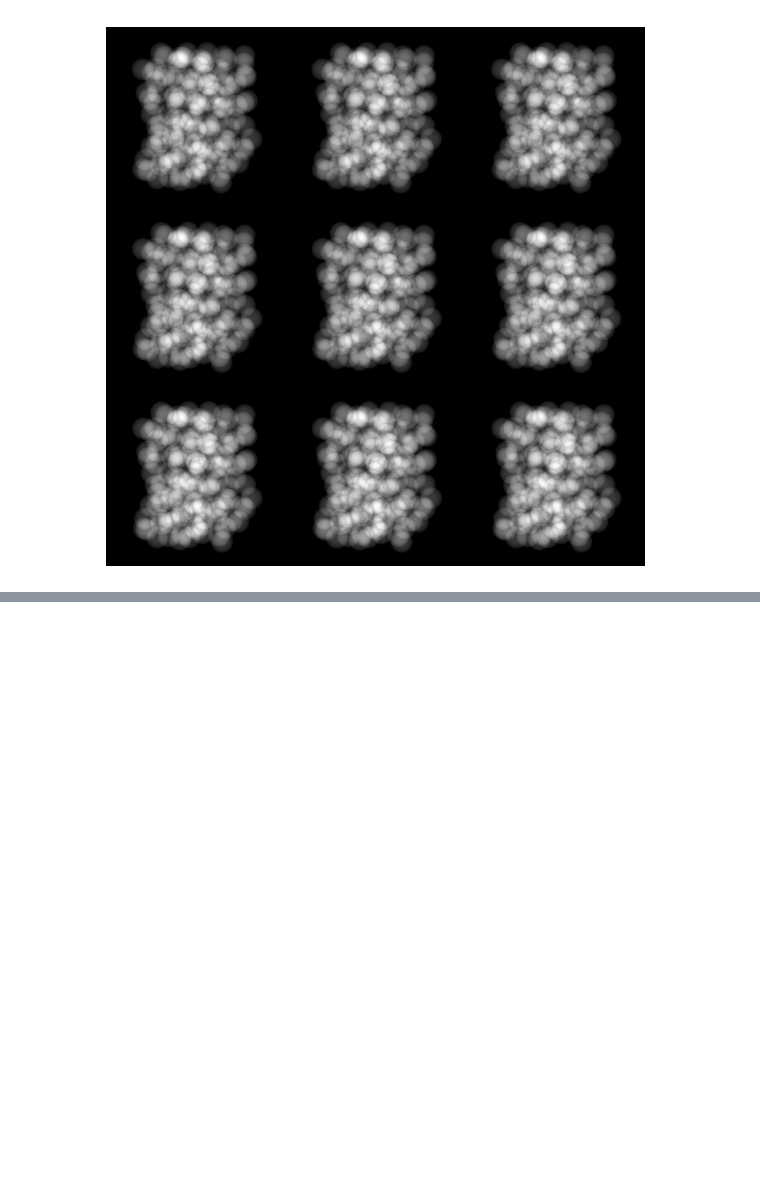
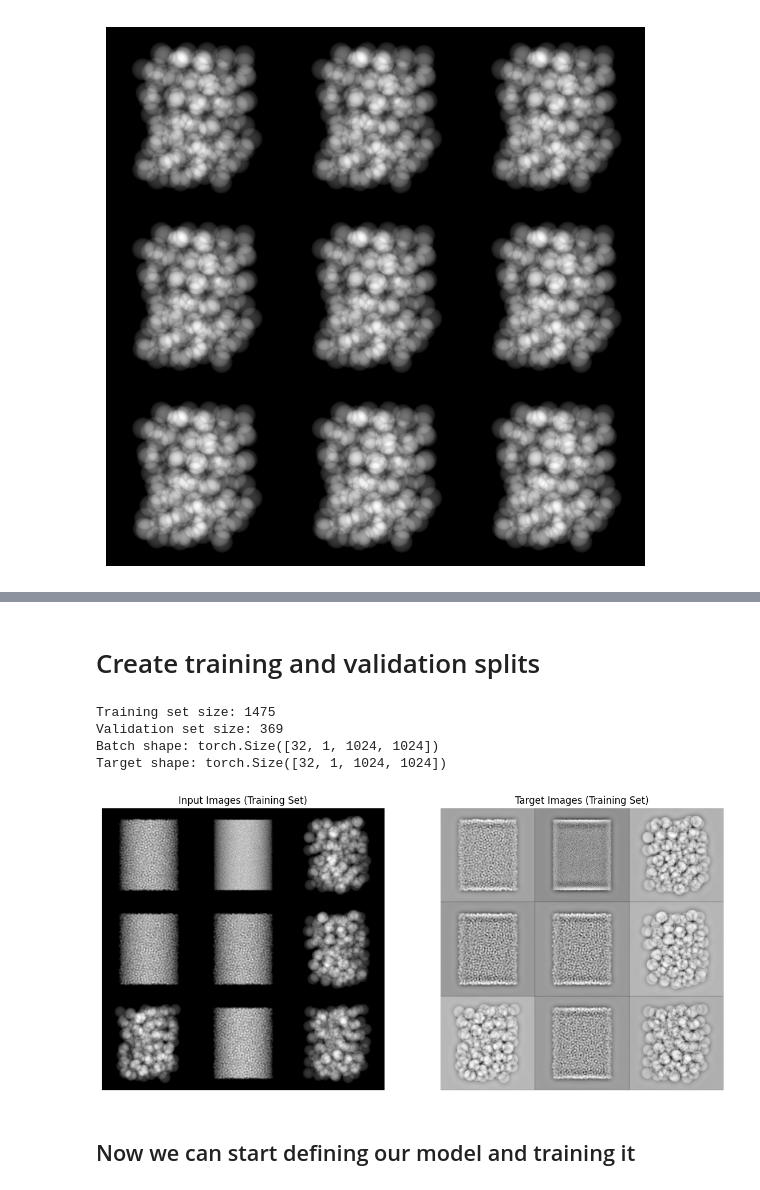
Before and after one commit to ECLIPSE-Lab/DataScienceForElectronMicroscopy, a Jupyter notebook: notebooks/X4_Img2Img.ipynb, the cells around one changed output, grey strips where cells are left out. Saved outputs shown, nothing was run; the diff lists cells and outputs as text; code cells hidden in the pictures; blank space fills up the shorter version.

```diff
--- a/notebooks/X4_Img2Img.ipynb
+++ b/notebooks/X4_Img2Img.ipynb
@@ -83,0 +115,78 @@ plt.show()
+# %% [markdown]
+# Create training and validation splits
+# %%
+import torch
+
+dataset_size = len(dataset)
+train_size = int(0.8 * dataset_size)
+val_size = dataset_size - train_size
+
+train_dataset, val_dataset = torch.utils.data.random_split(
+    dataset,
+    [train_size, val_size],
+    generator=torch.Generator().manual_seed(42)
+)
+
+print(f"Training set size: {len(train_dataset)}")
+print(f"Validation set size: {len(val_dataset)}")
+
+# Create data loaders
+batch_size = 32
+train_loader = torch.utils.data.DataLoader(
+    train_dataset,
+    batch_size=batch_size,
+    shuffle=True,
+    num_workers=2,
+    pin_memory=True
+)
+
+val_loader = torch.utils.data.DataLoader(
+    val_dataset,
+    batch_size=batch_size,
+    shuffle=False,
+    num_workers=2,
+    pin_memory=True
+)
+
+# Get a random batch from training set
+dataiter = iter(train_loader)
+batch = next(dataiter)
+input_images, target_images = batch
+
+print(f"Batch shape: {input_images.shape}")
+print(f"Target shape: {target_images.shape}")
+
+# Display a random batch
+idx = torch.randint(0, batch_size, (9,))
+sample_inputs = [input_images[i] for i in idx]
+sample_targets = [target_images[i] for i in idx]
+
+# Create input grid
+input_grid = torchvision.utils.make_grid(sample_inputs, nrow=3, padding=2)
+input_grid_np = (input_grid.squeeze().numpy() * 255).astype(np.uint8)
+
+# Create target grid
+target_grid = torchvision.utils.make_grid(sample_targets, nrow=3, padding=2)
+target_grid_np = (target_grid.squeeze().numpy() * 255).astype(np.uint8)
+
+# Plot side by side
+plt.figure(figsize=(14,7))
+plt.subplot(1,2,1)
+plt.imshow(input_grid_np.transpose(1,2,0))
+plt.title('Input Images (Training Set)')
+plt.axis('off')
+
+plt.subplot(1,2,2)
+plt.imshow(target_grid_np.transpose(1,2,0))
+plt.title('Target Images (Training Set)')
+plt.axis('off')
+
+plt.show()
+# %% [output]
+Training set size: 1475
+Validation set size: 369
+Batch shape: torch.Size([32, 1, 1024, 1024])
+Target shape: torch.Size([32, 1, 1024, 1024])
+[figure, added]
+# %% [markdown]
+## Now we can start defining our model and training it
```
Also changed, not shown: parts of 7 cells of this notebook, 27 other files.
